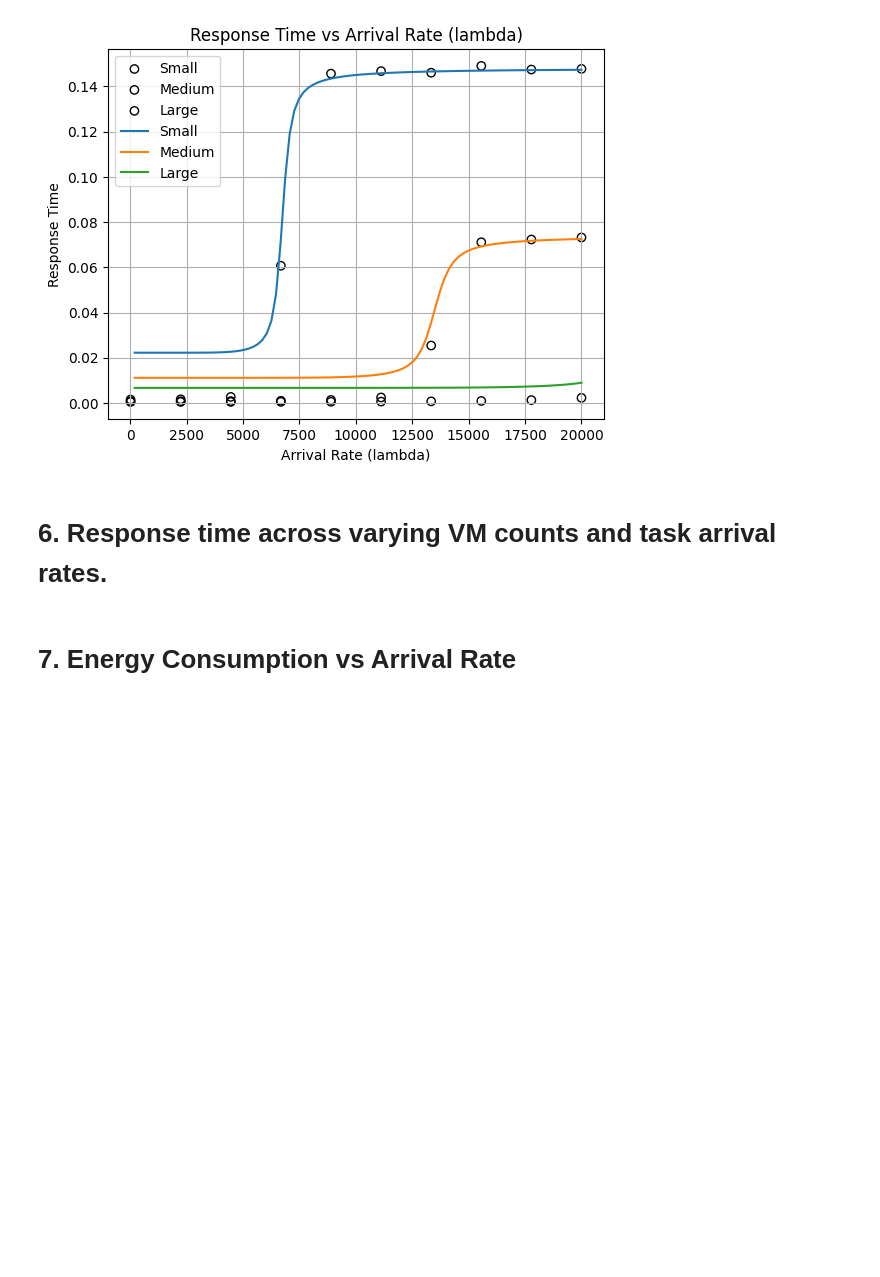
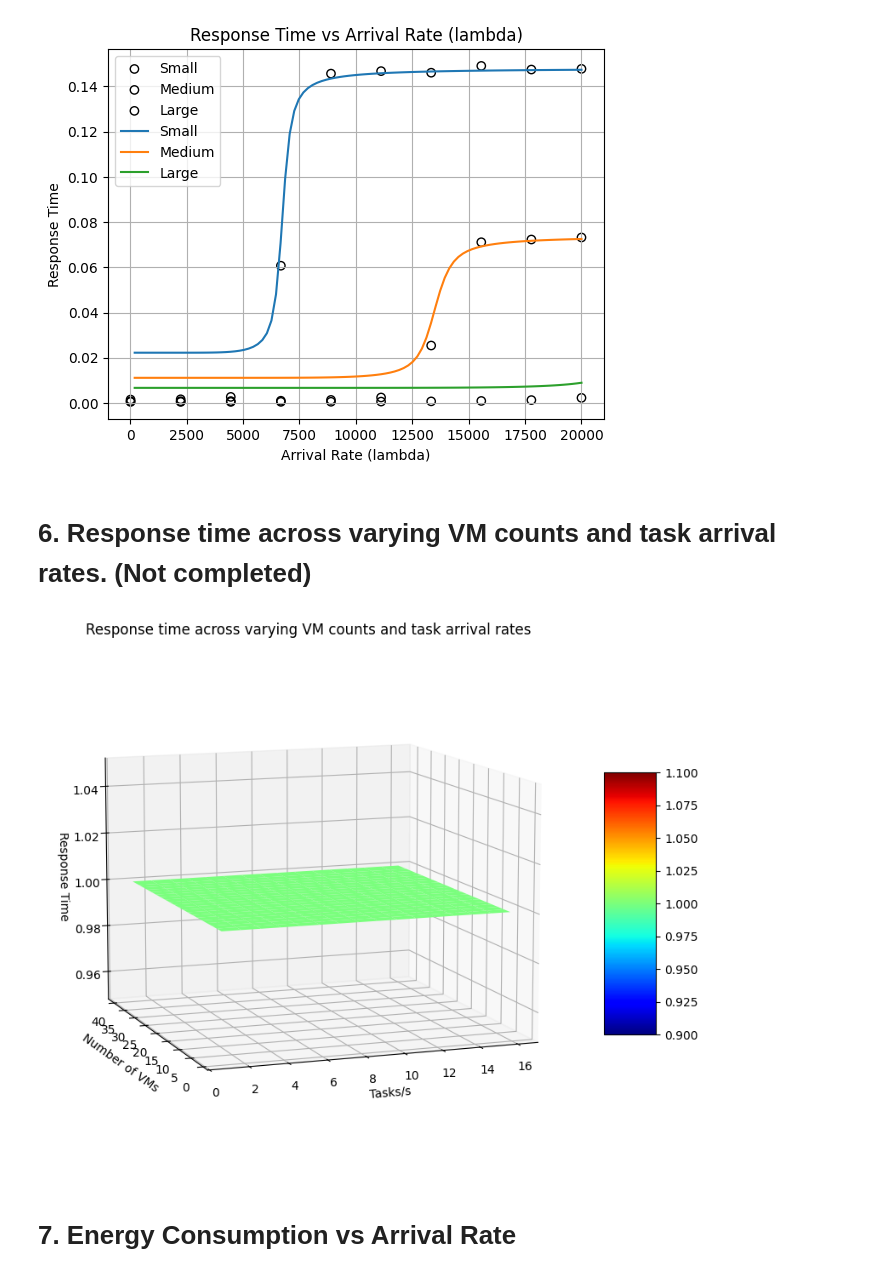
Before and after one commit to sivasurya16/adaptive-workload-management, a Jupyter notebook: analysis/analysis.ipynb, the cells around one changed output. Cells and saved outputs as stored; diff of their text form; code cells hidden in the pictures; blank space fills up the shorter version.

```diff
--- a/analysis/analysis.ipynb
+++ b/analysis/analysis.ipynb
@@ -365,7 +471,46 @@ plt.show()
 # %% [output]
 [figure]
 # %% [markdown]
-# 6. Response time across varying VM counts and task arrival rates.
+# 6. Response time across varying VM counts and task arrival rates. (Not completed)
+# %%
+# Ranges for the variables
+lambda_values = np.linspace(1, 2*10^4, 100).astype(int)  # Adjusted range for lambda
+m_values = np.linspace(1, 40, 20).astype(int)  # Adjusted range for VMs
+
+# Create the grid
+X, Y = np.meshgrid(lambda_values,m_values)
+
+# Calculate CPU usage for each combination
+Z = np.zeros_like(X)
+for i in range(X.shape[0]):
+    for j in range(X.shape[1]):
+        lambda_i = int(X[i, j])
+        m_3d = int(Y[i, j])
+        response_time1 = compute_average_response_time(lambda_i, 1, m_3d, service_rates[1], K) * 100
+        Z[i, j] = response_time1
+
+# Create the 3D plot
+fig = plt.figure(figsize=(10, 8))
+ax = fig.add_subplot(111, projection='3d')
+
+# Use the 'jet' color map and increase resolution
+surf = ax.plot_surface(X, Y, Z, cmap='jet', rstride=1, cstride=1, edgecolor='none')
+
+# Set labels and title
+ax.set_xlabel('Tasks/s')
+ax.set_ylabel('Number of VMs')
+ax.set_zlabel('Response Time')
+ax.set_title('Response time across varying VM counts and task arrival rates')
+
+# Adjust view angle to match the first image
+ax.view_init(elev=10, azim=-110,roll=0)
+
+# Add color bar
+fig.colorbar(surf, shrink=0.5, aspect=5)
+
+plt.show()
+# %% [output]
+[figure, added]
 # %% [markdown]
 # 7. Energy Consumption vs Arrival Rate
 # %%
```
Also changed, not shown: parts of 7 cells of this notebook.
